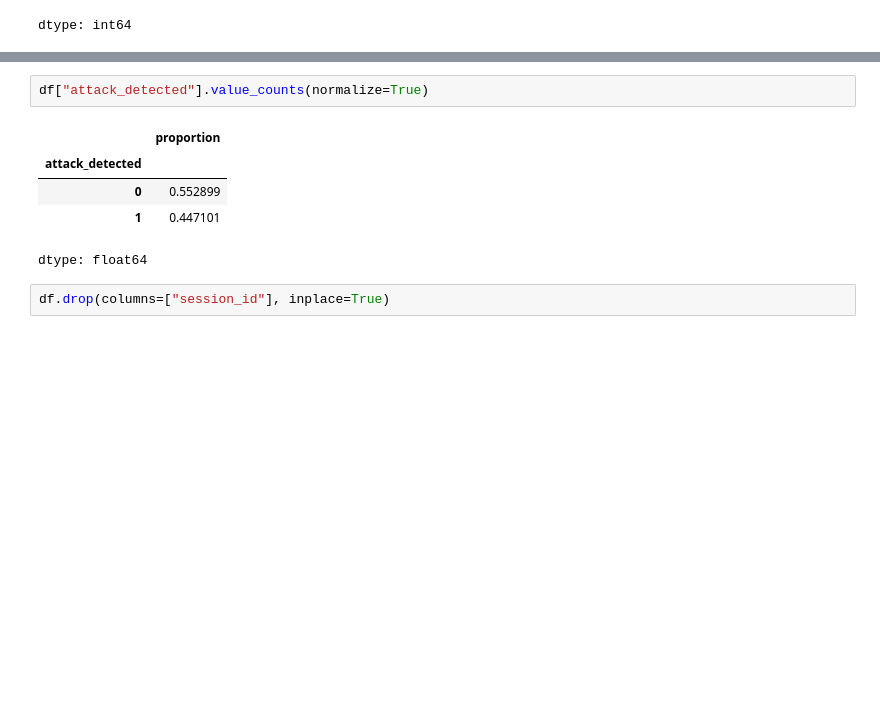
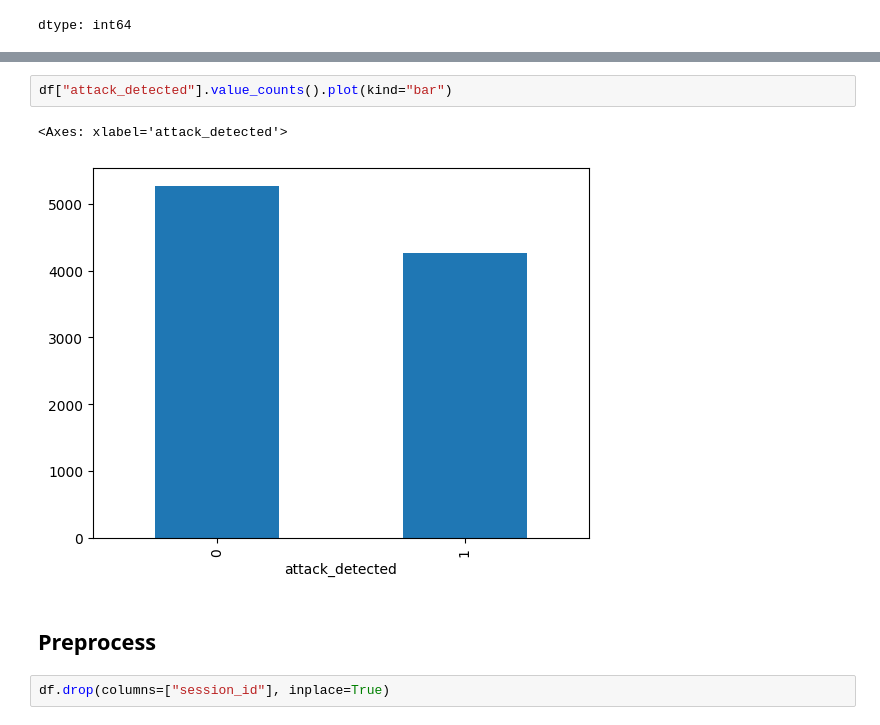
Before and after one commit to mdmohsin212/skill-morph-hw, a Jupyter notebook: Assignment_6.ipynb, the cells around one changed output, grey strips where cells are left out. Drawn from its saved outputs; the diff is of its cells as text; blank space fills up the shorter version.

```diff
--- a/Assignment_6.ipynb
+++ b/Assignment_6.ipynb
@@ -85,11 +101,10 @@ plt.show()
 # %%
-df["attack_detected"].value_counts(normalize=True)
+df["attack_detected"].value_counts().plot(kind="bar")
 # %% [output]
-|  | proportion |
-| attack_detected |  |
-| 0 | 0.552899 |
-| 1 | 0.447101 |
-dtype: float64
+<Axes: xlabel='attack_detected'>
+[figure, added]
+# %% [markdown]
+## Preprocess
 # %%
 df.drop(columns=["session_id"], inplace=True)
 # %%
```
Also changed, not shown: parts of 18 cells of this notebook.
